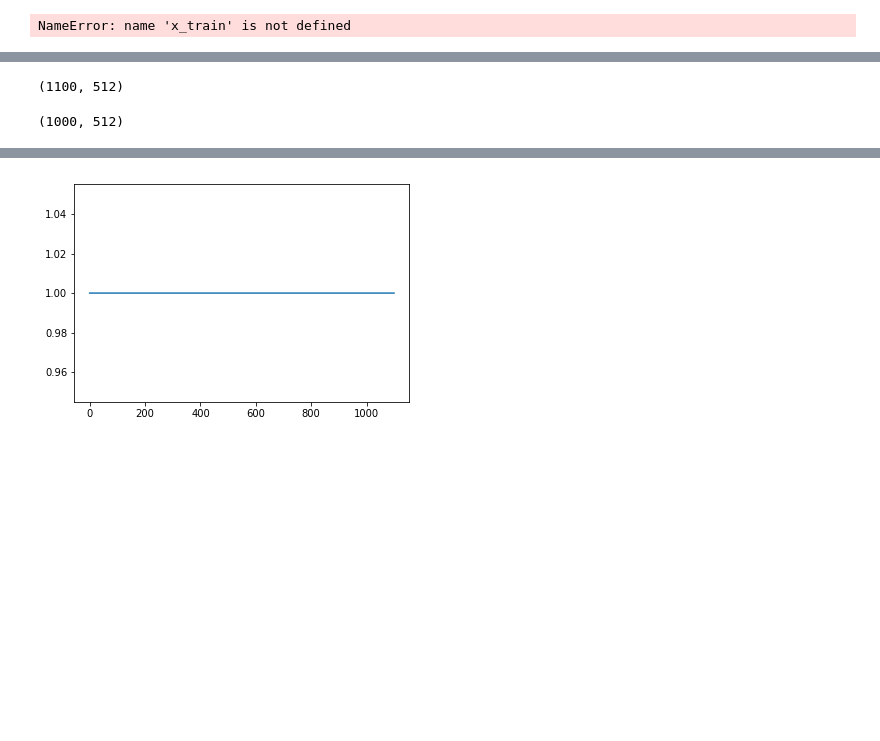
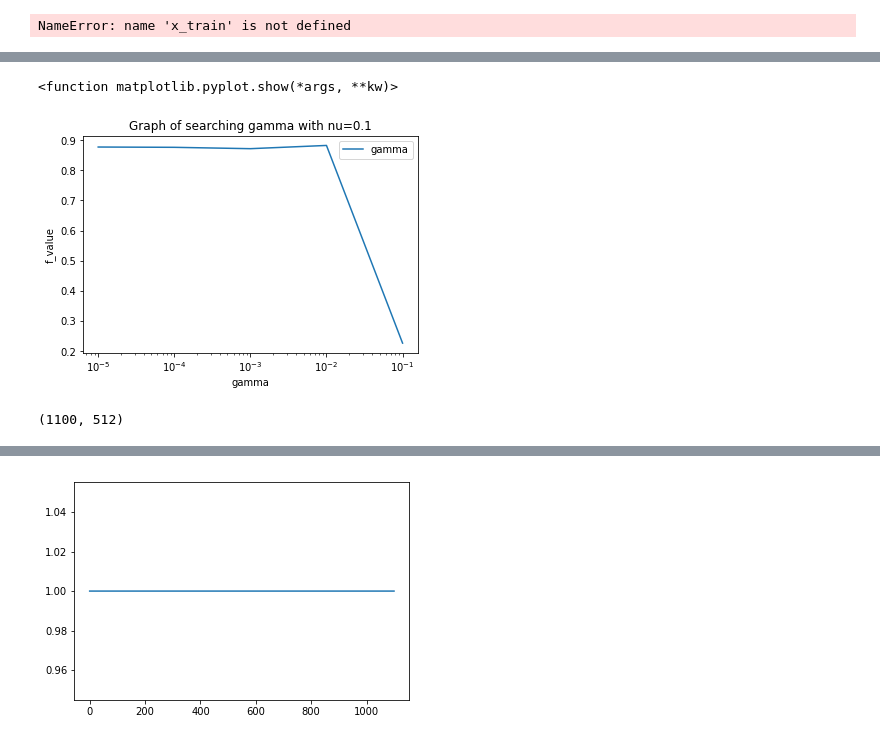
Before and after one commit to AnimateGO/OneClassSVM, a Jupyter notebook: Versatility.ipynb, the cells around one changed output, grey strips where cells are left out. Saved outputs shown, nothing was run; the diff lists cells and outputs as text; code cells hidden in the pictures; blank space fills up the shorter version.

```diff
--- a/Versatility.ipynb
+++ b/Versatility.ipynb
@@ -23,0 +77,16 @@ Using TensorFlow backend.
+# %%
+#fashion_mnistをリサイズして返す関数
+test_list = []
+img_array_list = []
+#width = height = 48
+#fashion_mnistをリサイズして返す関数#
+def resize_array_images(train_images,width,height,img_array_list):
+    for i in range(len(train_images)):
+        pil_img = Image.fromarray(train_images[i])
+        #pil_img = pil_img.convert("RGB")
+        pil_img = pil_img .resize((width,height), Image.BICUBIC)
+
+        img_array = numpy.asarray(pil_img)
+        img_array_list.append(img_array)
+    img_array_list = np.array(img_array_list)
+    return img_array_list
@@ -95,3 +153,7 @@ array([0.001     , 0.00316228, 0.01      , 0.03162278, 0.1       ])
+# %%
+#テストデータに加えるノイズの作成
+train_noise = noise[0:divide]
+test_noise = test[0:divide]
 # %%
 #Creating test data
 #学習、テストデータの作成例
@@ -187,3 +271,18 @@ best_average_acc : 0.9981666666666665
+# %%
+plt.plot(gamma_list, f_value_list, label = "gamma")
+plt.legend()
+plt.xlabel("gamma")
+#対数軸にしたい場合
+plt.xscale("log")
+#軸の歯にを指定したい場合
+#plt.xlim([0.053,0.057])
+#plt.ylim([0.875,0.88])
+plt.ylabel("f_value")
+plt.title('Graph of searching gamma with nu=0.1')
+plt.show
+# %% [output]
+<function matplotlib.pyplot.show(*args, **kw)>
+[figure, added]
 # %%
 #配列の頭から「１」を100個，「７」を20個取り出し予想
 test = np.vstack((x_test_7[0:100], x_test_1[0:20]))
@@ -204,6 +322,2 @@ svm_test.shape
 # %% [output]
 (1100, 512)
-# %%
-svm_test_0.shape
-# %% [output]
-(1000, 512)
```
Also changed, not shown: parts of 20 cells of this notebook, 1 other file.
